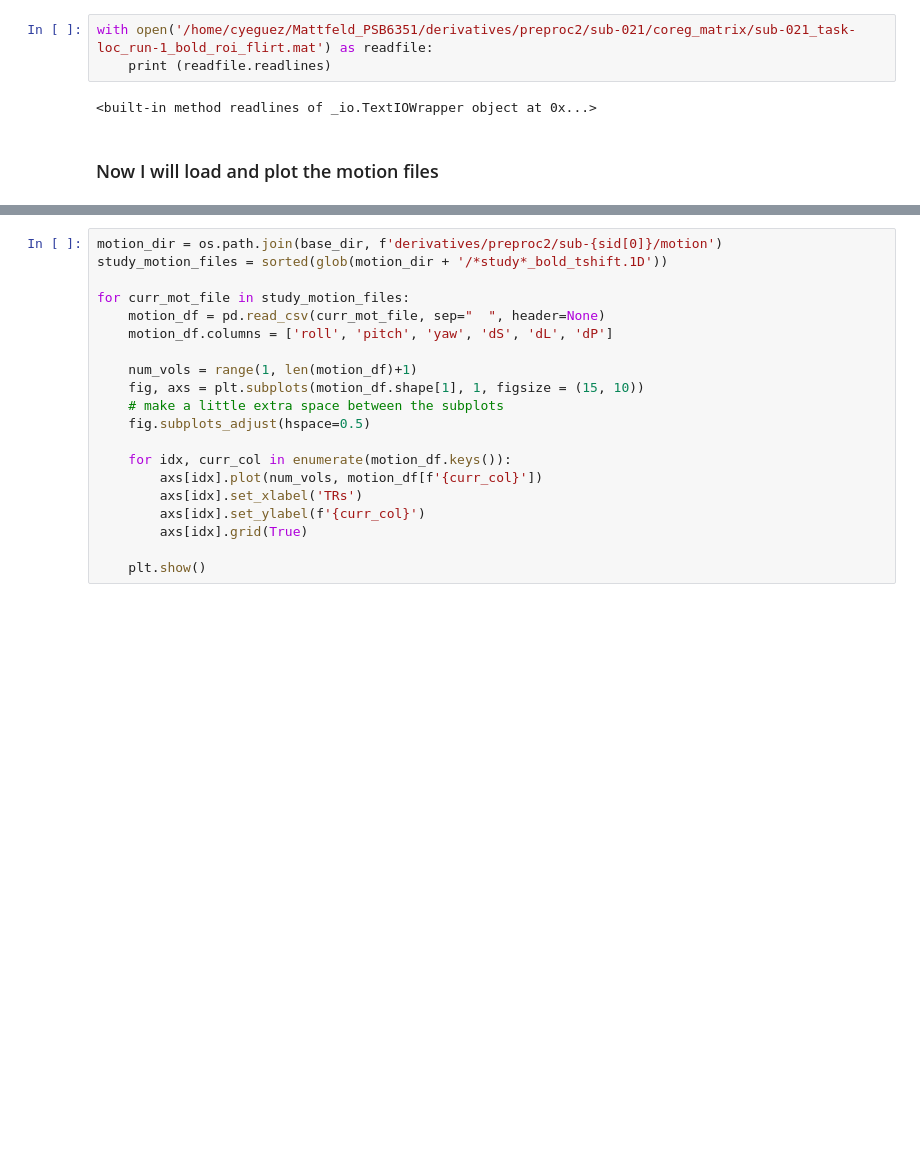
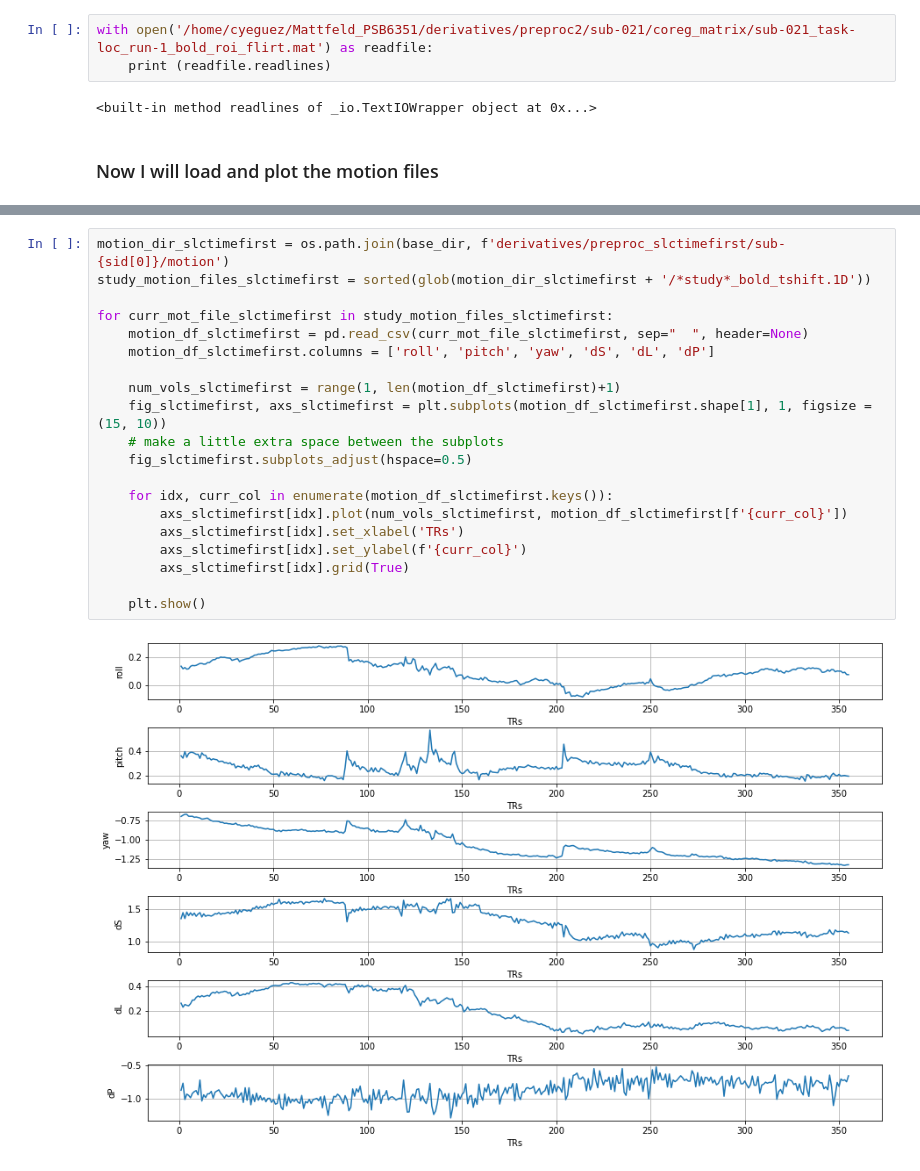
Before and after one commit to PSB6351/Mattfeld_PSB6351, a Jupyter notebook: code/conversion/psb6351_preproc.ipynb, the cells around one changed output, grey strips where cells are left out. Drawn from its saved outputs; the diff is of its cells as text; blank space fills up the shorter version.

```diff
--- a/code/conversion/psb6351_preproc.ipynb
+++ b/code/conversion/psb6351_preproc.ipynb
@@ -221,20 +374,22 @@ for curr_mot_file in study_motion_files:
 # %%
-motion_dir = os.path.join(base_dir, f'derivatives/preproc2/sub-{sid[0]}/motion')
-study_motion_files = sorted(glob(motion_dir + '/*study*_bold_tshift.1D'))
+motion_dir_slctimefirst = os.path.join(base_dir, f'derivatives/preproc_slctimefirst/sub-{sid[0]}/motion')
+study_motion_files_slctimefirst = sorted(glob(motion_dir_slctimefirst + '/*study*_bold_tshift.1D'))
 
-for curr_mot_file in study_motion_files:
-    motion_df = pd.read_csv(curr_mot_file, sep="  ", header=None)
-    motion_df.columns = ['roll', 'pitch', 'yaw', 'dS', 'dL', 'dP']
+for curr_mot_file_slctimefirst in study_motion_files_slctimefirst:
+    motion_df_slctimefirst = pd.read_csv(curr_mot_file_slctimefirst, sep="  ", header=None)
+    motion_df_slctimefirst.columns = ['roll', 'pitch', 'yaw', 'dS', 'dL', 'dP']
 
-    num_vols = range(1, len(motion_df)+1)
-    fig, axs = plt.subplots(motion_df.shape[1], 1, figsize = (15, 10))
+    num_vols_slctimefirst = range(1, len(motion_df_slctimefirst)+1)
+    fig_slctimefirst, axs_slctimefirst = plt.subplots(motion_df_slctimefirst.shape[1], 1, figsize = (15, 10))
     # make a little extra space between the subplots
-    fig.subplots_adjust(hspace=0.5)
+    fig_slctimefirst.subplots_adjust(hspace=0.5)
 
-    for idx, curr_col in enumerate(motion_df.keys()):
-        axs[idx].plot(num_vols, motion_df[f'{curr_col}'])
-        axs[idx].set_xlabel('TRs')
-        axs[idx].set_ylabel(f'{curr_col}')
-        axs[idx].grid(True)
+    for idx, curr_col in enumerate(motion_df_slctimefirst.keys()):
+        axs_slctimefirst[idx].plot(num_vols_slctimefirst, motion_df_slctimefirst[f'{curr_col}'])
+        axs_slctimefirst[idx].set_xlabel('TRs')
+        axs_slctimefirst[idx].set_ylabel(f'{curr_col}')
+        axs_slctimefirst[idx].grid(True)
 
     plt.show()
+# %% [output]
+[figure, added]
```
Also changed, not shown: parts of 7 cells of this notebook.
